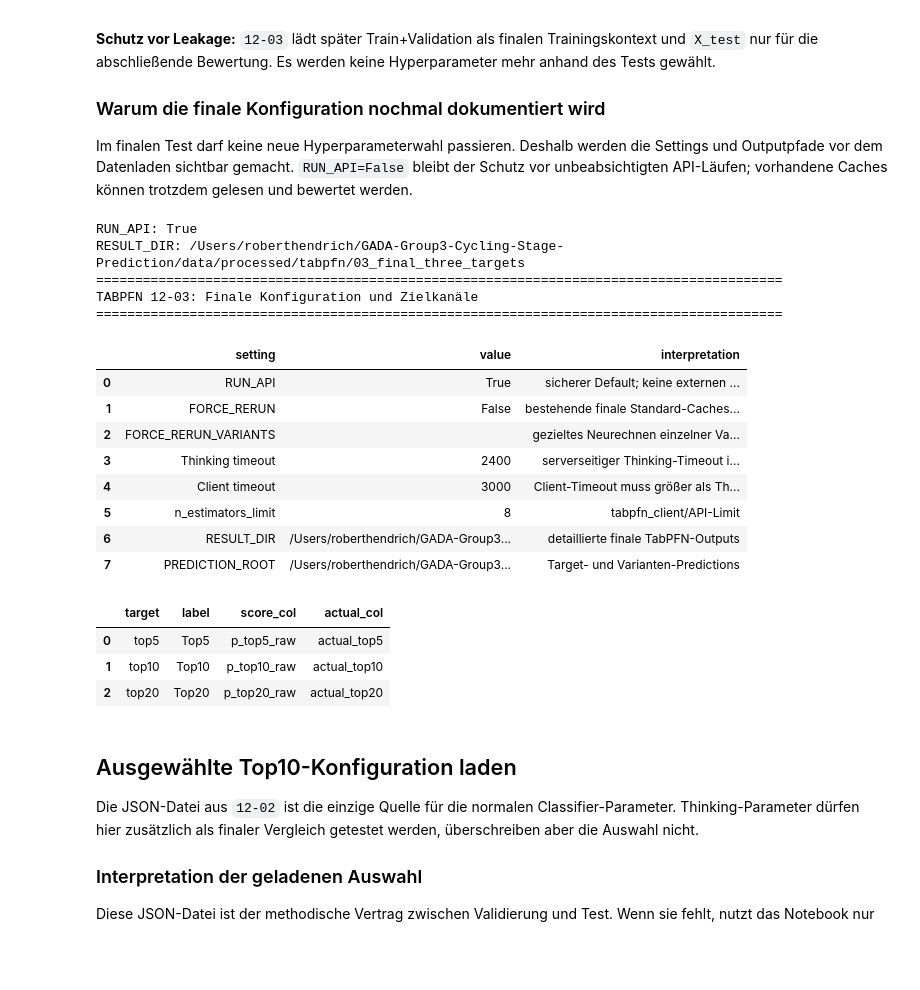
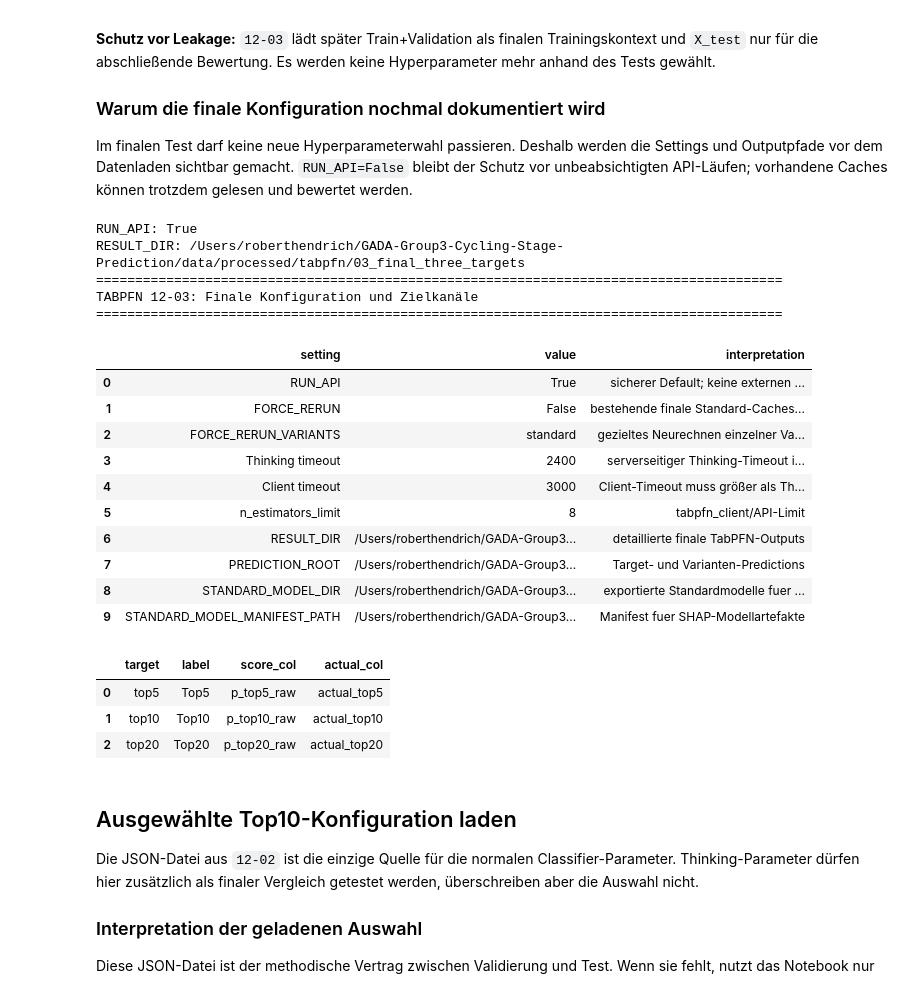
Before and after one commit to LPI24/GADA-Group3-Cycling-Stage-Prediction, a Jupyter notebook: src/Notebooks/12-03_TabPFN_Final_Test_Three_Targets_2024_2025.ipynb, the cells around one changed output. Drawn from its saved outputs; the diff is of its cells as text; code cells hidden in the pictures; blank space fills up the shorter version.

```diff
--- a/src/Notebooks/12-03_TabPFN_Final_Test_Three_Targets_2024_2025.ipynb
+++ b/src/Notebooks/12-03_TabPFN_Final_Test_Three_Targets_2024_2025.ipynb
@@ -53,8 +53,10 @@ from pathlib import Path
 from time import perf_counter
 import hashlib
 import json
+import os
 import warnings
 
+import joblib
 import numpy as np
 import pandas as pd
 from IPython.display import display
@@ -81,6 +83,9 @@ PROCESSED_DIR = PROJECT_ROOT / "data" / "processed"
 MODEL_DIR = PROJECT_ROOT / "data" / "models"
 TABPFN_DIR = PROCESSED_DIR / "tabpfn"
 MODEL_DIR.mkdir(parents=True, exist_ok=True)
+STANDARD_MODEL_DIR = MODEL_DIR / "tabpfn_final_standard_models"
+STANDARD_MODEL_MANIFEST_PATH = STANDARD_MODEL_DIR / "tabpfn_standard_model_manifest.json"
+STANDARD_MODEL_DIR.mkdir(parents=True, exist_ok=True)
 
 print(f"PROJECT_ROOT: {PROJECT_ROOT}")
 print(f"MODEL_DATA_DIR: {MODEL_DATA_DIR}")
@@ -120,7 +125,7 @@ Im finalen Test darf keine neue Hyperparameterwahl passieren. Deshalb werden die
 # %%
 RUN_API = True  # False: keine API-Läufe; True: API-Läufe werden durchgeführt, wenn sie noch nicht existieren.
 FORCE_RERUN = False  # False: bestehende finale Standard-Caches bleiben nutzbar; True: alle finalen Standard-Caches werden neu berechnet.
-FORCE_RERUN_VARIANTS = []
+FORCE_RERUN_VARIANTS = ["standard"]
 SEED = 42
 TABPFN_CLIENT_N_ESTIMATORS_MAX = 8
 THINKING_TIMEOUT_SECONDS = 2400
@@ -193,39 +198,43 @@ print(f"RESULT_DIR: {RESULT_DIR}")
 config_summary = pd.DataFrame([
     {"setting": "RUN_API", "value": RUN_API, "interpretation": "sicherer Default; keine externen API-Läufe beim Öffnen"},
     {"setting": "FORCE_RERUN", "value": FORCE_RERUN, "interpretation": "bestehende finale Standard-Caches bleiben nutzbar"},
     {"setting": "FORCE_RERUN_VARIANTS", "value": ", ".join(FORCE_RERUN_VARIANTS) if FORCE_RERUN_VARIANTS else "", "interpretation": "gezieltes Neurechnen einzelner Varianten"},
     {"setting": "Thinking timeout", "value": THINKING_TIMEOUT_SECONDS, "interpretation": "serverseitiger Thinking-Timeout in Sekunden"},
     {"setting": "Client timeout", "value": THINKING_CLIENT_TIMEOUT_SECONDS, "interpretation": "Client-Timeout muss größer als Thinking-Timeout sein"},
     {"setting": "n_estimators_limit", "value": TABPFN_CLIENT_N_ESTIMATORS_MAX, "interpretation": "tabpfn_client/API-Limit"},
     {"setting": "RESULT_DIR", "value": str(RESULT_DIR), "interpretation": "detaillierte finale TabPFN-Outputs"},
     {"setting": "PREDICTION_ROOT", "value": str(PREDICTION_ROOT), "interpretation": "Target- und Varianten-Predictions"},
+    {"setting": "STANDARD_MODEL_DIR", "value": str(STANDARD_MODEL_DIR), "interpretation": "exportierte Standardmodelle fuer 12-04 SHAP"},
+    {"setting": "STANDARD_MODEL_MANIFEST_PATH", "value": str(STANDARD_MODEL_MANIFEST_PATH), "interpretation": "Manifest fuer SHAP-Modellartefakte"},
 ])
 
 target_config_table = pd.DataFrame([
     {"target": target, "label": cfg["label"], "score_col": cfg["score_col"], "actual_col": cfg["actual_col"]}
     for target, cfg in TARGET_CONFIGS.items()
 ])
 
 print("=" * 88)
 print("TABPFN 12-03: Finale Konfiguration und Zielkanäle")
 print("=" * 88)
 display(config_summary)
 display(target_config_table)
 # %% [output]
 RUN_API: True
 RESULT_DIR: /Users/roberthendrich/GADA-Group3-Cycling-Stage-Prediction/data/processed/tabpfn/03_final_three_targets
 ========================================================================================
 TABPFN 12-03: Finale Konfiguration und Zielkanäle
 ========================================================================================
 |  | setting | value | interpretation |
 | 0 | RUN_API | True | sicherer Default; keine externen ... |
 | 1 | FORCE_RERUN | False | bestehende finale Standard-Caches... |
-| 2 | FORCE_RERUN_VARIANTS |  | gezieltes Neurechnen einzelner Va... |
+| 2 | FORCE_RERUN_VARIANTS | standard | gezieltes Neurechnen einzelner Va... |
 | 3 | Thinking timeout | 2400 | serverseitiger Thinking-Timeout i... |
 | 4 | Client timeout | 3000 | Client-Timeout muss größer als Th... |
 | 5 | n_estimators_limit | 8 | tabpfn_client/API-Limit |
 | 6 | RESULT_DIR | /Users/roberthendrich/GADA-Group3... | detaillierte finale TabPFN-Outputs |
 | 7 | PREDICTION_ROOT | /Users/roberthendrich/GADA-Group3... | Target- und Varianten-Predictions |
+| 8 | STANDARD_MODEL_DIR | /Users/roberthendrich/GADA-Group3... | exportierte Standardmodelle fuer ... |
+| 9 | STANDARD_MODEL_MANIFEST_PATH | /Users/roberthendrich/GADA-Group3... | Manifest fuer SHAP-Modellartefakte |
 |  | target | label | score_col | actual_col |
 | 0 | top5 | Top5 | p_top5_raw | actual_top5 |
 | 1 | top10 | Top10 | p_top10_raw | actual_top10 |
```
Also changed, not shown: parts of 3 cells of this notebook, 5 other files.
